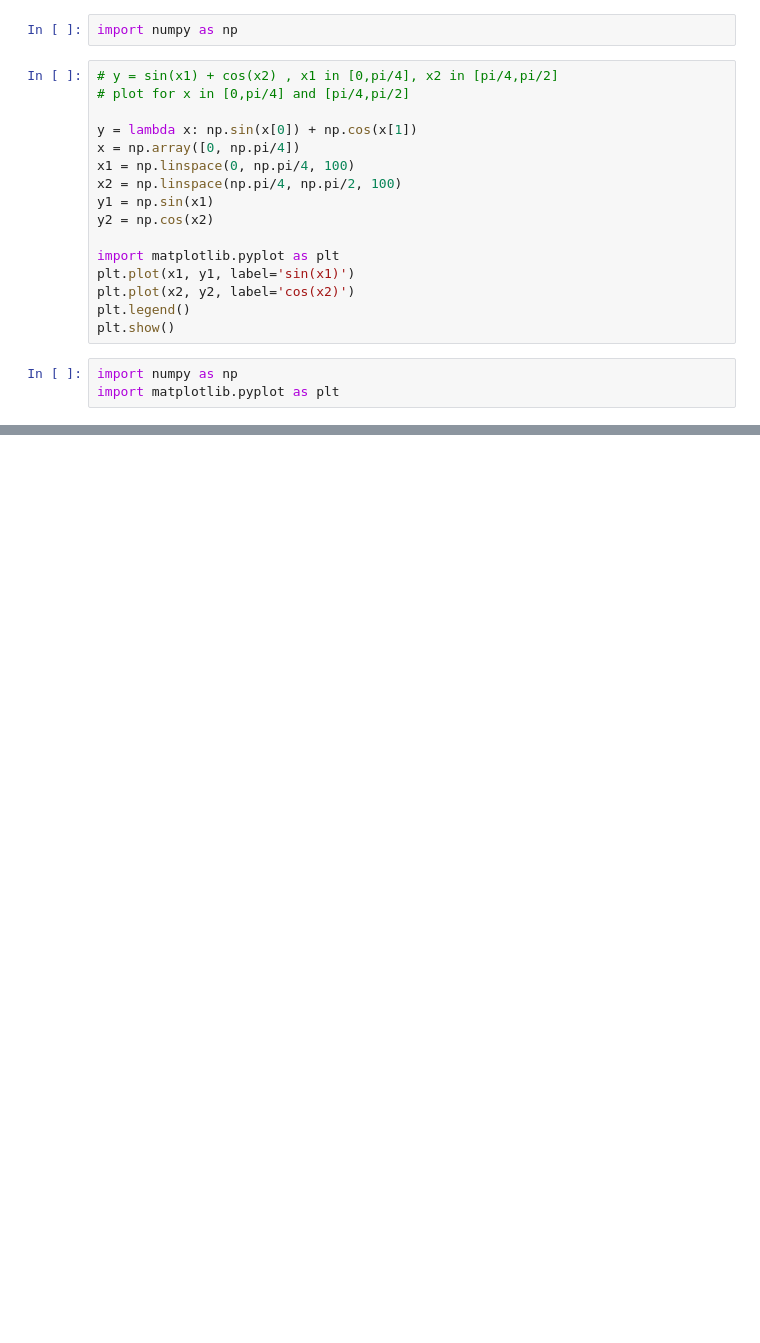
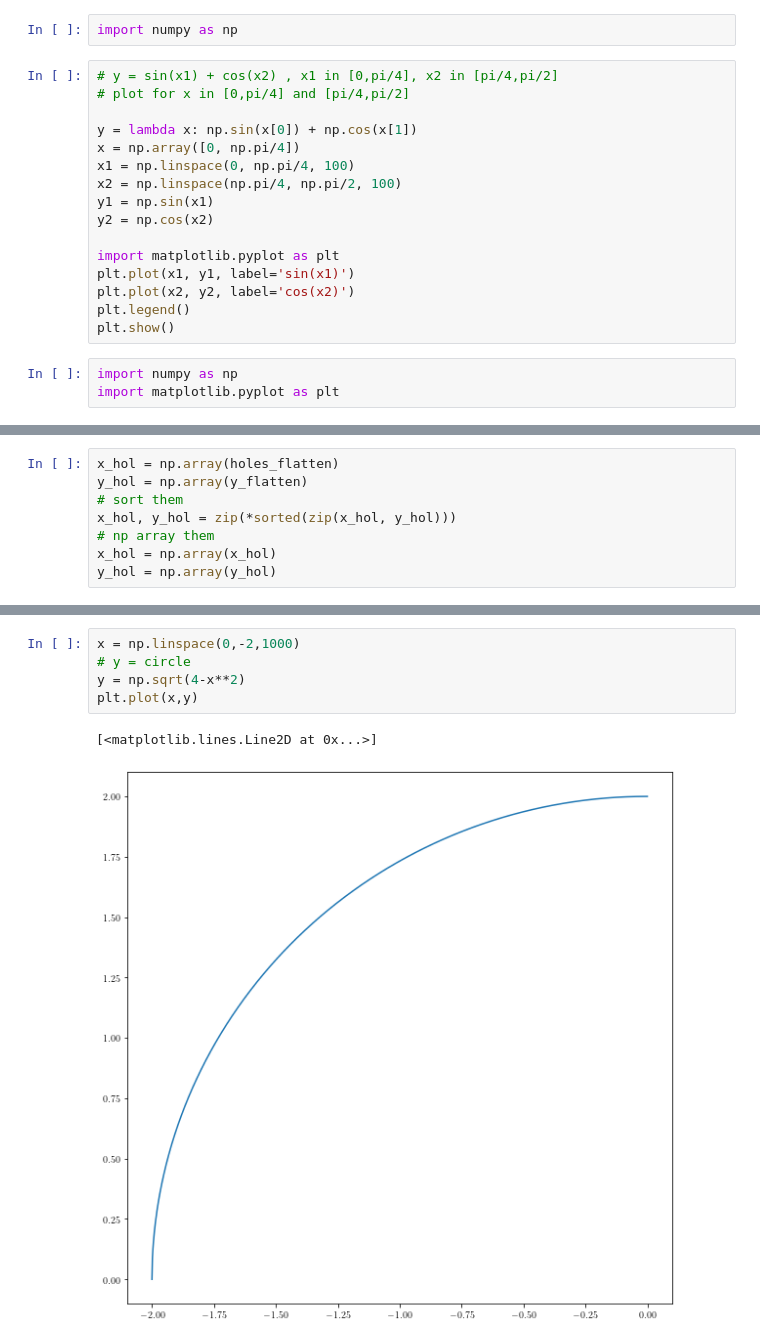
Before and after one commit to PRigas96/nMANN, a Jupyter notebook: theory.ipynb, the cells around one changed output, grey strips where cells are left out. Saved outputs shown, nothing was run; the diff lists cells and outputs as text; blank space fills up the shorter version.

```diff
--- a/theory.ipynb
+++ b/theory.ipynb
@@ -122,0 +300,8 @@ plt.show()
+# %%
+x_hol = np.array(holes_flatten)
+y_hol = np.array(y_flatten)
+# sort them
+x_hol, y_hol = zip(*sorted(zip(x_hol, y_hol)))
+# np array them
+x_hol = np.array(x_hol)
+y_hol = np.array(y_hol)
@@ -122,0 +434,8 @@ plt.show()
+# %%
+x = np.linspace(0,-2,1000)
+# y = circle
+y = np.sqrt(4-x**2)
+plt.plot(x,y)
+# %% [output]
+[<matplotlib.lines.Line2D at 0x...>]
+[figure, added]
```
Also changed, not shown: parts of 17 cells of this notebook, 6 other files.
